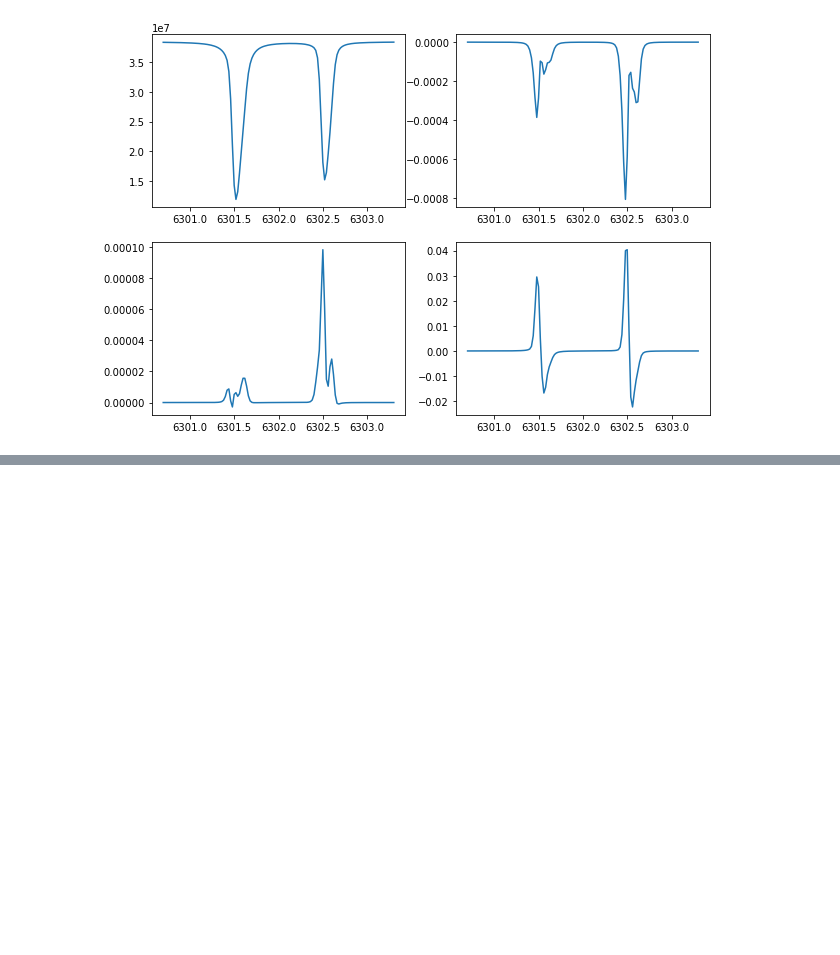
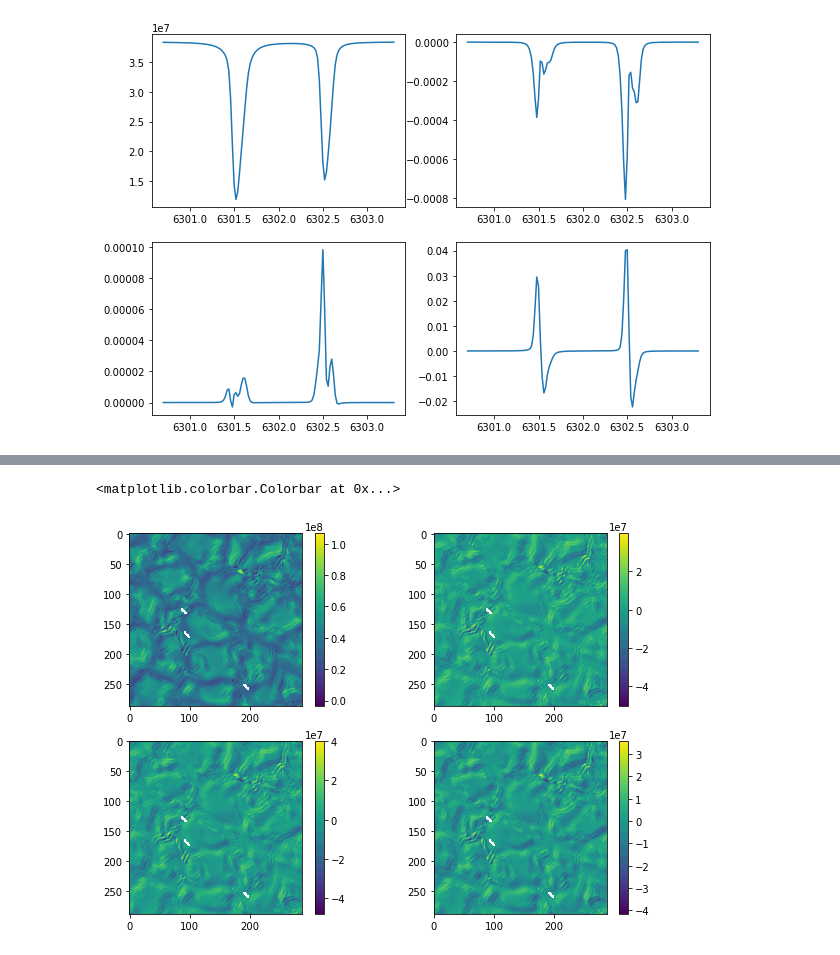
Before and after one commit to anmgomezmo/Homework-2-Solar-Astrophysics, a Jupyter notebook: Problem 1.ipynb, the cells around one changed output, grey strips where cells are left out. Drawn from its saved outputs; the diff is of its cells as text; code cells hidden in the pictures; blank space fills up the shorter version.

```diff
--- a/Problem 1.ipynb
+++ b/Problem 1.ipynb
@@ -138,0 +153,41 @@ print(O8)
+# %%
+I_original = stokes[:,:,:,0]
+S_measured = np.zeros([288,288,8])
+I_inferred = np.zeros([288,288,4])
+I_1 = np.roll(I_original,(1,1),axis=(0,1))
+I_2 = np.roll(I_original,(2,2),axis=(0,1))
+I_3 = np.roll(I_original,(3,3),axis=(0,1))
+I_4 = np.roll(I_original,(4,4),axis=(0,1))
+I_5 = np.roll(I_original,(5,5),axis=(0,1))
+I_6 = np.roll(I_original,(6,6),axis=(0,1))
+I_7 = np.roll(I_original,(7,7),axis=(0,1))
+I_8 = np.roll(I_original,(8,8),axis=(0,1))
+
+
+for i in range(0,288):
+    for j in range(0,288):
+        S_measured[i,j,0] = np.dot(O8[0,:],I_1[i,j,:])
+        S_measured[i,j,1] = np.dot(O8[1,:],I_2[i,j,:])
+        S_measured[i,j,2] = np.dot(O8[2,:],I_3[i,j,:])
+        S_measured[i,j,3] = np.dot(O8[3,:],I_4[i,j,:])
+        S_measured[i,j,4] = np.dot(O8[4,:],I_5[i,j,:])
+        S_measured[i,j,5] = np.dot(O8[5,:],I_6[i,j,:])
+        S_measured[i,j,6] = np.dot(O8[6,:],I_7[i,j,:])
+        S_measured[i,j,7] = np.dot(O8[7,:],I_8[i,j,:])
+        I_inferred[i,j,:] = np.dot(O8_inv,S_measured[i,j,:])
+plt.figure(figsize=[10,7])
+plt.subplot(221)
+plt.imshow(I_inferred[:,:,0])
+plt.colorbar()
+plt.subplot(222)
+plt.imshow(I_inferred[:,:,1])
+plt.colorbar()
+plt.subplot(223)
+plt.imshow(I_inferred[:,:,2])
+plt.colorbar()
+plt.subplot(224)
+plt.imshow(I_inferred[:,:,3])
+plt.colorbar()
+# %% [output]
+<matplotlib.colorbar.Colorbar at 0x...>
+[figure, added]
```
Also changed, not shown: parts of 6 cells of this notebook, 5 other files.
